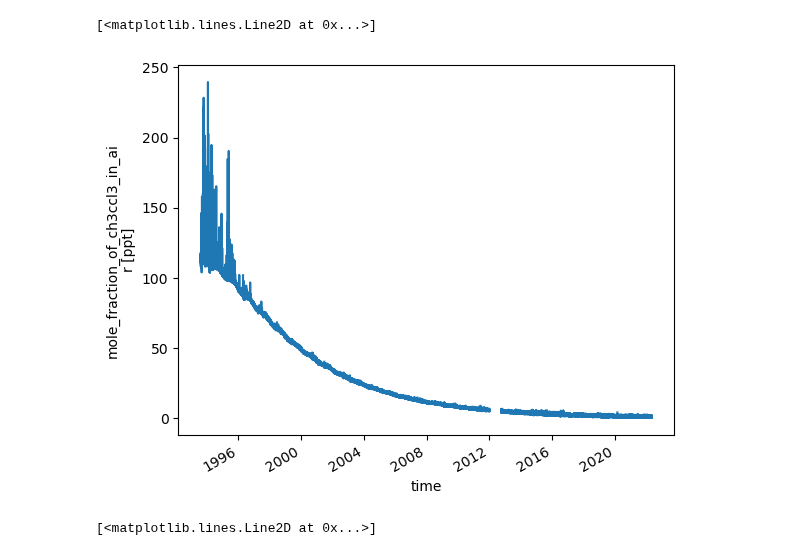
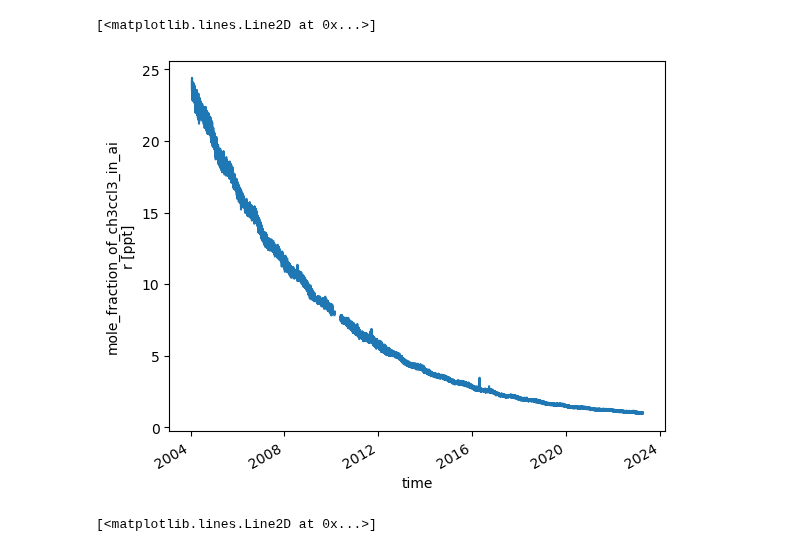
Before and after one commit to mrghg/agage-archive, a Jupyter notebook: notebooks/tutorial.ipynb, the cells around one changed output. Drawn from its saved outputs; the diff is of its cells as text; code cells hidden in the pictures.

```diff
--- a/notebooks/tutorial.ipynb
+++ b/notebooks/tutorial.ipynb
@@ -9,11 +9,11 @@ from agage_archive.io import read_nc, combine_datasets, read_ale_gage, Paths, sc
 
 paths = Paths()
 # %%
-ds_agage = read_nc("CH3CCl3", "CGO", "GCMD")
+ds_agage = read_agage("CH3CCl3", "CGO", "GCMS-Medusa")
 ds_agage.mf.plot()
 # %% [output]
 [<matplotlib.lines.Line2D at 0x...>]
-[figure, old version]
+[figure, new version]
 # %%
 ds_gage = read_ale_gage("CH3CCl3", "CGO", "GAGE")
 # %%
```
Also changed, not shown: parts of 7 cells of this notebook.
